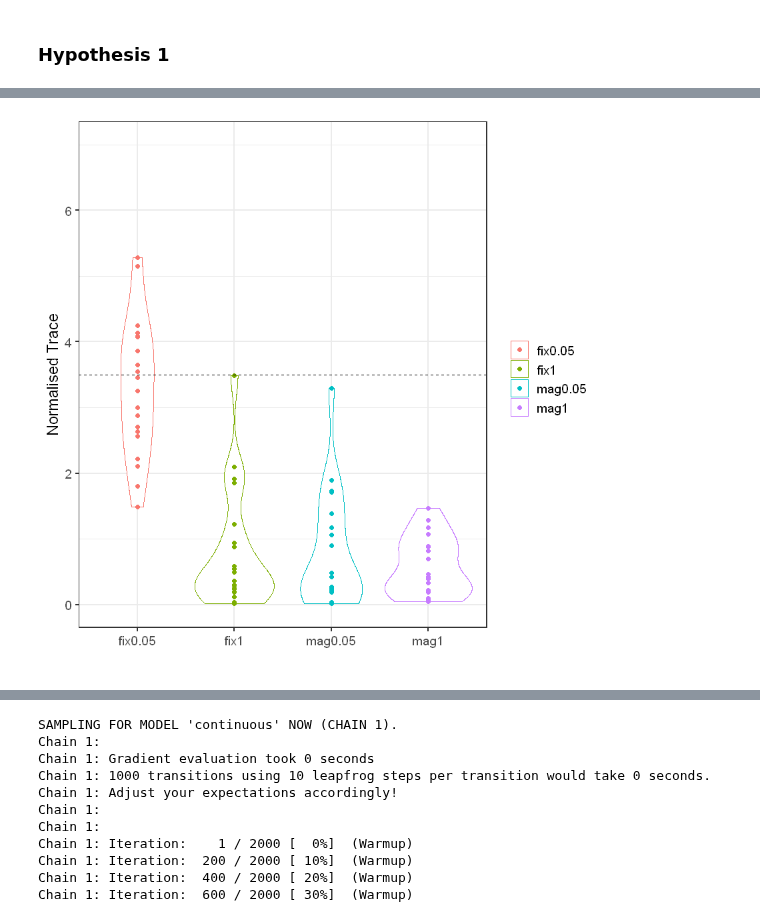
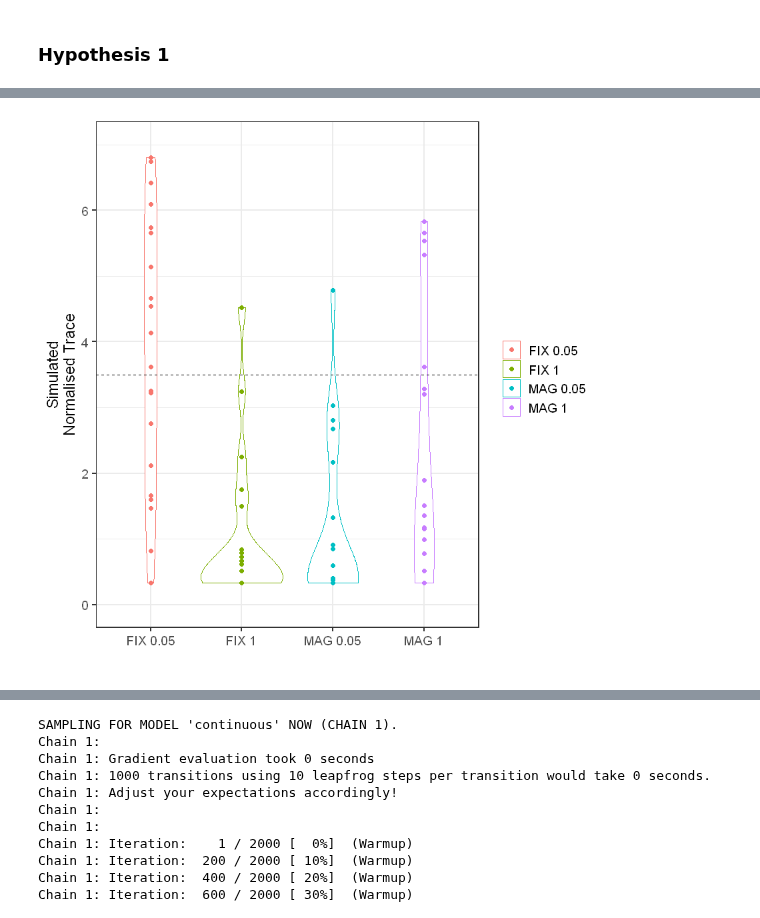
Before and after one commit to ArielZJ/Precision-Phenomenology-Data-Analysis, a Jupyter notebook: Fovea vs. Periphery Color Similarity Pilot Analysis - 2stim Analysis.ipynb, the cells around one changed output, grey strips where cells are left out. Drawn from its saved outputs; the diff is of its cells as text; code cells hidden in the pictures.

```diff
--- a/Fovea vs. Periphery Color Similarity Pilot Analysis - 2stim Analysis.ipynb
+++ b/Fovea vs. Periphery Color Similarity Pilot Analysis - 2stim Analysis.ipynb
@@ -1720,14 +1741,16 @@ fig6bc <- function(df,name){
     mats.var <- full2var.mats(mats)
     mat <- group.mat.median(mats.var)
 
+    # get rid of the lower half
+    mat[lower.tri(mat)] <- NA
 
     data <- melt(mat)
     colnames(data) <- c('color1.eccen1','color2.eccen2','Variance')
 
     plot <- ggplot(data, aes(x = color1.eccen1, y = color2.eccen2)) +
                     geom_raster(aes(fill = Variance)) +
-                    scale_fill_gradientn(colours = c("white","blue"),
-                                    limits=c(0,6),
+                    scale_fill_gradientn(colours = c("blue","yellow"),
+                                    limits=c(0,6), na.value='white'
                                     #breaks=c(0,1,2,3,4,5,6,7)
                                         ) +
                     # colours
@@ -2147,10 +2233,10 @@ gen_beta <- function(mu,phi,samples=20,plot=FALSE){
 }
 # %%
 # Generate distributions for each potential group
-fix0.05 <- gen_beta(0.5,10,plot=TRUE)
-fix1 <- gen_beta(0.1,10,plot=TRUE)
-mag0.05 <- gen_beta(0.1,10)
-mag1 <- gen_beta(0.1,10)
+fix0.05 <- gen_beta(0.5,2,plot=TRUE)
+fix1 <- gen_beta(0.15,2,plot=TRUE)
+mag0.05 <- gen_beta(0.15,2)
+mag1 <- gen_beta(0.15,2)
 
 # format the vectors
 format.group <- function(value,name,stimsize,mag){
@@ -2167,10 +2253,10 @@ format.group <- function(value,name,stimsize,mag){
 # %%
 # put the samples in a dataframe
 sim.df <- function(fix0.05,fix1,mag0.05,mag1){
-    fix0.05df <- format.group(fix0.05,'fix0.05','small','fix')
-    fix1df <- format.group(fix1,'fix1','big','fix')
-    mag0.05df <- format.group(mag0.05,'mag0.05','small','mag')
-    mag1df <- format.group(mag1,'mag1','big','mag')
+    fix0.05df <- format.group(fix0.05,'FIX 0.05','small','fix')
+    fix1df <- format.group(fix1,'FIX 1','big','fix')
+    mag0.05df <- format.group(mag0.05,'MAG 0.05','small','mag')
+    mag1df <- format.group(mag1,'MAG 1','big','mag')
 
     return(rbind(fix0.05df,fix1df,mag0.05df,mag1df))
 }
@@ -2187,0 +2264,8 @@ head(sim.data)
+# %%
+# adjust samples so that the lowest values are equivalent to the experiment
+sim.adjust <- function(df){
+    df$value[df$value < (1/3)/max.DSR] <- 1/3/max.DSR
+    return(df)
+}
+sim.data <- sim.adjust(sim.data)
+head(sim.data)
@@ -2188,27 +2280,27 @@ head(sim.data)
 # %%
 # plot the dataframe
 plot.sim <- function(sim.data,histogram=FALSE,hyp=1){
     sim.data$value <- sim.data$value*max.DSR
     plot <- ggplot(sim.data, aes(x=name, y = value, color = name)) +
             geom_violin() +
             geom_point(position=position_dodge(width=0.75)) +
             #scale_x_discrete(labels=c("FIX",'MAG')) +
             theme_bw(base_size = 14) +
             theme(legend.title=element_blank()) +
             xlab("")
             #scale_colour_manual(values = c("orange",'purple'))
     if(hyp==1){
         plot <- plot + ylim(0,7) +
         geom_hline(yintercept=3.5, linetype='dashed') +
-        ylab("Normalised Trace")
+        ylab("Simulated\nNormalised Trace")
     } else if (hyp==2){
         plot <- plot + ylim(0,max(vals)) +
         geom_hline(yintercept=rand.var.mu, linetype='dashed') +
         ylab("Mean Variance")
     }
 
     return(plot)
 }
 plot.sim(sim.data)
 # %% [output]
-[figure, old version]
+[figure, new version]
```
Also changed, not shown: parts of 23 cells of this notebook, 6 other files.
